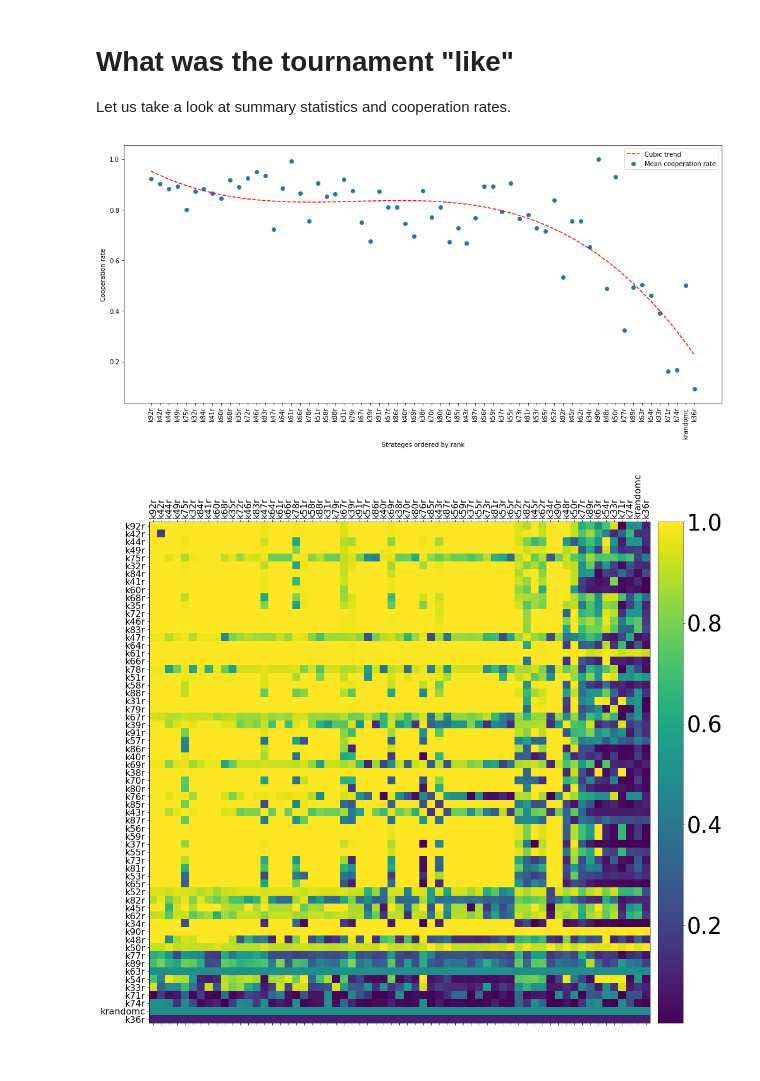
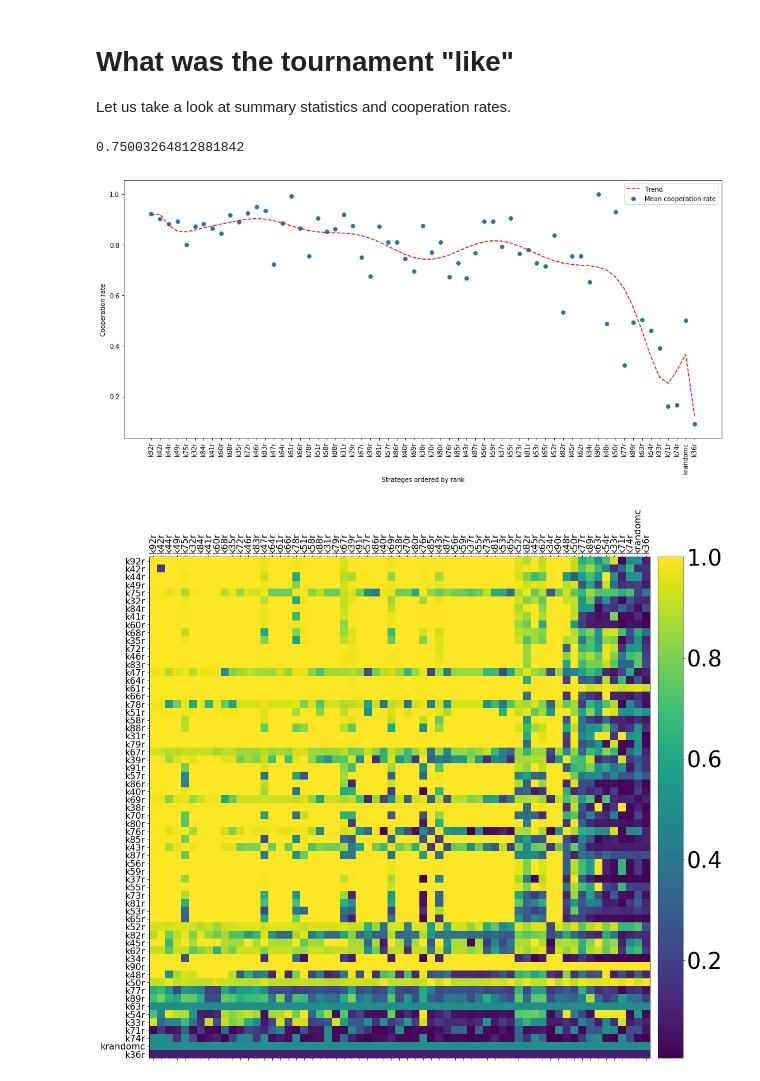
Before and after one commit to Axelrod-Python/revisiting-axelrod-second, a Jupyter notebook: src/main.ipynb, the cells around one changed output. Saved outputs shown, nothing was run; the diff lists cells and outputs as text; code cells hidden in the pictures.

Commit message:
Add early investigations for full tournament.

```diff
--- a/src/main.ipynb
+++ b/src/main.ipynb
@@ -41,6 +41,13 @@ def get_turns(filename):
     Read the number of turns if included in the file name
     """
     match = re.search("[0-9]+(?=(_turns))", str(filename))
+    return int(match.group(0))
+
+def get_repetitions(filename):
+    """
+    Read the number of turns if included in the file name
+    """
+    match = re.search("[0-9]+(?=(_repetitions))", str(filename))
     return int(match.group(0))
 
 def read_tournament_repetitions(files, player_names=None):
@@ -176,9 +180,11 @@ Our scores (calculated above) ignore self interactions. Our payoffs do not:
 def read_payoff_matrix(files):
     arrays = []
     turns = []
+    repetitions = 0
     for gz_path in files:
+        repetitions += get_repetitions(gz_path)
         arrays.append(np.array(pd.read_csv(str(gz_path), header=None)))  # Read through pd to deal with float conversion
         turns.append(get_turns(str(gz_path)))
-    return sum(array * turn for turn, array in zip(turns, arrays)) / sum(turns)
+    return sum(array * turn for turn, array in zip(turns, arrays)) / sum(turns), repetitions
 # %%
-original_tournament_payoff_matrix = read_payoff_matrix(original_tournament_data_path.glob("*payoff_matrix.gz"))
+original_tournament_payoff_matrix, original_repetitions = read_payoff_matrix(original_tournament_data_path.glob("*payoff_matrix.gz"))
@@ -392,10 +404,13 @@ def read_payoff_matrix(files):
         turns.append(get_turns(str(gz_path)))
     return sum(array * turn for turn, array in zip(turns, arrays)) / sum(turns)
 # %%
-original_tournament_cooperation_rates = read_payoff_matrix(original_tournament_data_path.glob("*cooperation_rates.gz")).transpose()
+original_tournament_cooperation_rates = read_payoff_matrix(original_tournament_data_path.glob("*cooperation_rates.gz"))[0].transpose()
 # %%
 with open("../assets/original_tournament_overall_cooperation_rate.tex", "w") as f:
     f.write("{:.03f}".format(np.mean(original_tournament_cooperation_rates)))
+np.mean(original_tournament_cooperation_rates)
+# %% [output]
+0.75003264812881842
 # %%
 cooperation_rates = pd.DataFrame(original_tournament_cooperation_rates,
                                 axlf.second_tournament_strategies,
@@ -409,20 +424,20 @@ cooperation_rates.sort_values("Rank", inplace=True)
 # %%
 plt.subplots(1, figsize=(14, 7))
 
 plt.scatter(cooperation_rates["Rank"], cooperation_rates["Mean cooperation rate"])
 
-z = np.polyfit(cooperation_rates["Rank"], cooperation_rates["Mean cooperation rate"], 3)
+z = np.polyfit(cooperation_rates["Rank"], cooperation_rates["Mean cooperation rate"], 16)
 p = np.poly1d(z)
-plt.plot(cooperation_rates["Rank"],p(cooperation_rates["Rank"]),"r--", label="Cubic trend")
+plt.plot(cooperation_rates["Rank"],p(cooperation_rates["Rank"]),"r--", label="Trend")
 
 plt.xlabel("Strateges ordered by rank")
 plt.ylabel("Cooperation rate")
 plt.xticks(range(1, len(cooperation_rates) + 1), cooperation_rates.index, rotation=90)
 plt.legend()
 plt.tight_layout()
 plt.savefig("../assets/original_tournament_cooperation_rate_versus_rank.pdf")
 # %% [output]
-[figure, old version]
+[figure, new version]
 # %%
 def matrix_heatmap(matrix, player_names, filename):
     number_of_players = len(player_names)
```
Also changed, not shown: parts of 25 cells of this notebook, 18 other files.
